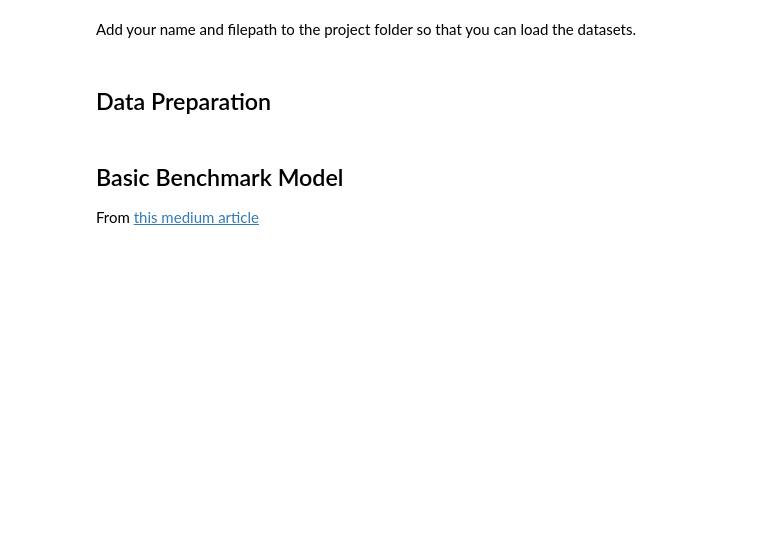
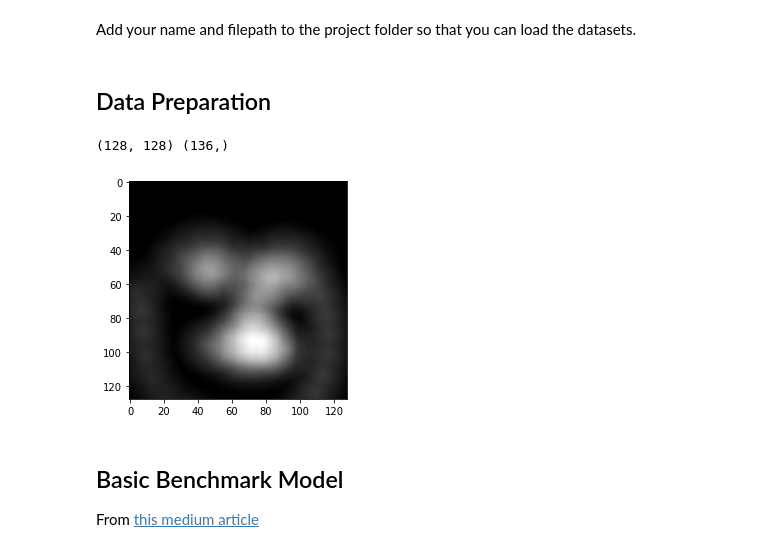
Before and after one commit to Waidhoferj/CSC-566-Project, a Jupyter notebook: FacialLandmarks.ipynb, the cells around one changed output. Cells and saved outputs as stored; diff of their text form; code cells hidden in the pictures; blank space fills up the shorter version.

Commit message:
Heatmap Dataset Generation

```diff
--- a/FacialLandmarks.ipynb
+++ b/FacialLandmarks.ipynb
@@ -59,49 +59,102 @@ def display_landmarks(img, points):
 # %%
 import tensorflow as tf
 
+USE_CROPPED_IMAGES = True
+USE_HEATMAPS = True
+
 DATALOADER_BASE_PATH = PROJECT_FILEPATH + "/datasets/tf-datasets"
-USE_CROPPED_IMAGES = False
 DATASET_PREFIX = "cropped-" if USE_CROPPED_IMAGES else ""
 
 class DataLoader:
 
   IMAGE_SHAPE = (256, 256, 3) if USE_CROPPED_IMAGES else (450, 450, 3)
   LANDMARKS_SHAPE = (136,)
+
+  HEATMAP_SHAPE = (128, 128)
+  HEATMAP_POINT_RADIUS = 0.15
 
   BATCH_SIZE = 16
   TRAIN_PATHS = [f"{DATALOADER_BASE_PATH}/{DATASET_PREFIX}train-{i}.tfrecord.gz" for i in range(5)]
   VAL_PATHS = [f"{DATALOADER_BASE_PATH}/{DATASET_PREFIX}val-{i}.tfrecord.gz" for i in range(5)]
   TEST_PATHS = [f"{DATALOADER_BASE_PATH}/{DATASET_PREFIX}test-{i}.tfrecord.gz" for i in range(5)]
 
   def load_datasets():
     dl = DataLoader()
     return (dl.__load_dataset(DataLoader.TRAIN_PATHS, DataLoader.BATCH_SIZE),
             dl.__load_dataset(DataLoader.VAL_PATHS, DataLoader.BATCH_SIZE),
             dl.__load_dataset(DataLoader.TEST_PATHS, 1))
 
   def __load_dataset(self, filepath, batch_size):
     dataset = tf.data.TFRecordDataset([filepath], compression_type="GZIP")
     dataset = dataset.map(self.__parse_example, num_parallel_calls=tf.data.AUTOTUNE)
     dataset = dataset.map(self.__reshape_entry, num_parallel_calls=tf.data.AUTOTUNE)
-    dataset.cache() # Cache the above map operations so they aren't re-run every epoch
+
+    if USE_HEATMAPS:
+      imagesToHeatmapsDataset, heatmapsToPointsDataset = self.__convert_to_heatmaps(dataset)
+      imagesToHeatmapsDataset.cache()
+      heatmapsToPointsDataset.cache()
+      return imagesToHeatmapsDataset, heatmapsToPointsDataset
+    else:
+      dataset.cache() # Cache the above map operations so they aren't re-run every epoch
     return dataset
 
 
   def __parse_example(self, record):
     feature_names = {}
     feature_names['image'] = tf.io.FixedLenSequenceFeature([],tf.float32, allow_missing=True)
     feature_names['landmarks'] = tf.io.FixedLenSequenceFeature([],tf.float32, allow_missing=True)
     return tf.io.parse_single_example(record, feature_names)
 
   def __reshape_entry(self, entry):
     image = tf.reshape(entry['image'], DataLoader.IMAGE_SHAPE)
     landmarks = tf.reshape(entry['landmarks'], DataLoader.LANDMARKS_SHAPE)
     return image, landmarks
 
+  def __convert_to_heatmaps(self, dataset):
+    images = dataset.map(lambda x,y: x, num_parallel_calls=tf.data.AUTOTUNE)
+    labels = dataset.map(lambda x,y: y, num_parallel_calls=tf.data.AUTOTUNE)
+
+    heatmaps = labels.map(self.__convert_label_to_heatmap, num_parallel_calls=tf.data.AUTOTUNE)
+
+    imagesToHeatmaps = tf.data.Dataset.zip((images, heatmaps))
+    heatmapsToPoints = tf.data.Dataset.zip((heatmaps, labels))
+
+    return imagesToHeatmaps, heatmapsToPoints
+
+  @tf.autograph.experimental.do_not_convert
+  def __convert_label_to_heatmap(self, label):
+    heatmap = tf.zeros(DataLoader.HEATMAP_SHAPE)
+    coords = tf.range(DataLoader.HEATMAP_SHAPE[0]*DataLoader.HEATMAP_SHAPE[1], dtype=tf.float32)
+    coords = tf.reshape(coords, DataLoader.HEATMAP_SHAPE)
+    for i in range(0, 68):
+      heatmap += self.__add_point_to_heatmap(coords, label[2*i], label[2*i+1])
+    return heatmap
+
+  @tf.autograph.experimental.do_not_convert
+  def __add_point_to_heatmap(self, coords, x, y):
+    return tf.map_fn(fn=lambda i: self.__heatmap_point_dist(i, x, y, coords.shape[0], coords.shape[1]), elems=coords)
+
+  @tf.autograph.experimental.do_not_convert
+  def __heatmap_point_dist(self, i, x, y, w, h):
+    ix = (i%h)/w
+    iy = (i//h)/h
+    radius = DataLoader.HEATMAP_POINT_RADIUS
+    dist = tf.sqrt((x-ix)**2 + (y-iy)**2)
+    return tf.math.minimum(1.0, tf.math.maximum(0.0, 1.0 - (1/radius)*dist))
+
 
 train_data, val_data, test_data = DataLoader.load_datasets()
-for i,record in enumerate(val_data):
-  print(record[0].shape)
+
+val_1st, val_2nd = val_data
+
+for i,record in enumerate(val_2nd):
+  print(record[0].shape, record[1].shape)
+  plt.gray()
+  plt.imshow(record[0])
+  break
+# %% [output]
+(128, 128) (136,)
+[figure, added]
 # %% [markdown]
 ## Basic Benchmark Model
 From [this medium article](https://towardsdatascience.com/detecting-facial-features-using-deep-learning-2e23c8660a7a)
```
Also changed, not shown: parts of 1 cell of this notebook.
